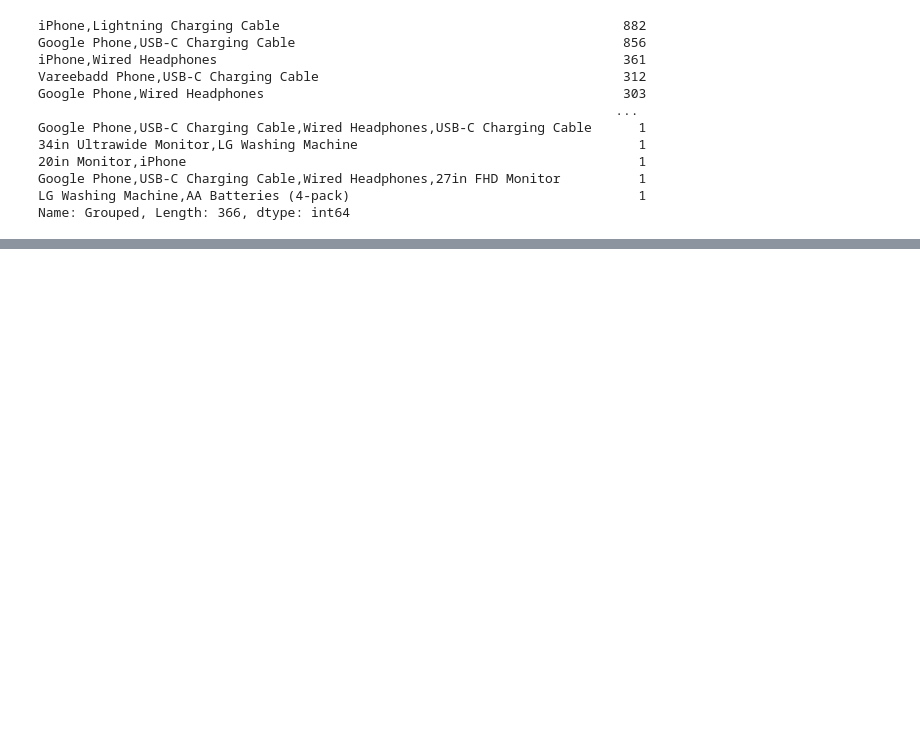
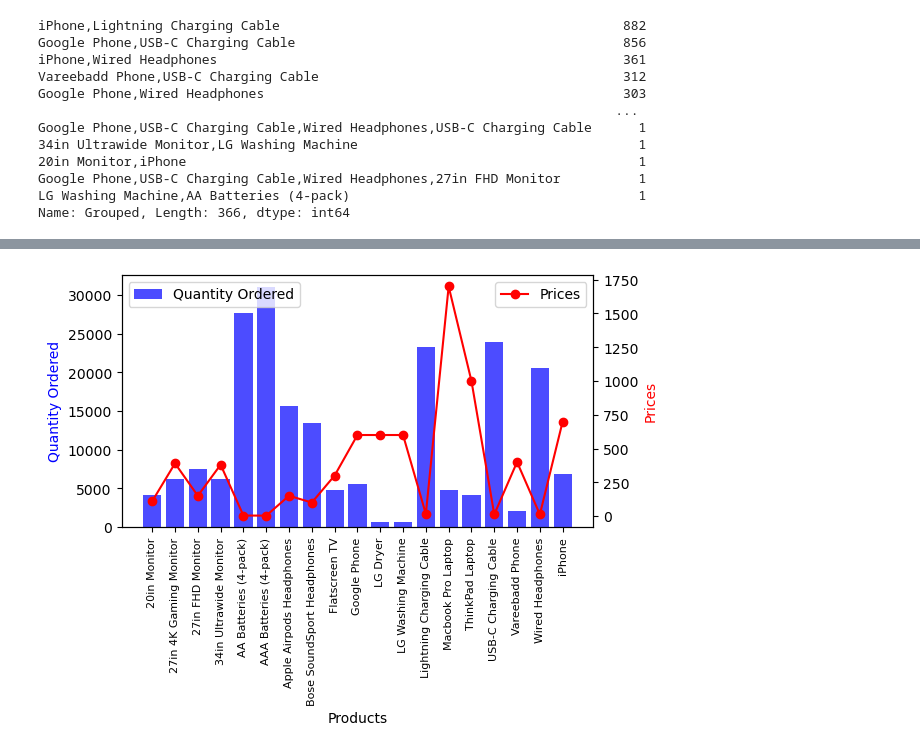
Before and after one commit to hamzaelalamy/Sales-Analysis, a Jupyter notebook: Sales Analysis.ipynb, the cells around one changed output, grey strips where cells are left out. Saved outputs shown, nothing was run; the diff lists cells and outputs as text; code cells hidden in the pictures; blank space fills up the shorter version.

```diff
--- a/Sales Analysis.ipynb
+++ b/Sales Analysis.ipynb
@@ -378,0 +361,30 @@ plt.show()
+# %%
+# Group by 'Product' and calculate the maximum price for each product
+prices = all_data.groupby("Product")["Price Each"].max()
+
+# Group by 'Product' and sum the quantity ordered for each product
+quantity = all_data.groupby("Product")["Quantity Ordered"].sum()
+
+products = prices.index
+
+fig, ax1 = plt.subplots()
+ax2 = ax1.twinx()
+
+ax1.bar(products, quantity, color='b', alpha=0.7, label='Quantity Ordered')
+
+ax2.plot(products, prices, color='r', marker='o', label='Prices')
+
+ax1.set_xlabel("Products")
+ax1.set_ylabel("Quantity Ordered", color='b')
+ax2.set_ylabel("Prices", color='r')
+
+ax1.set_xticks(range(len(products)))
+ax1.set_xticklabels(products, rotation="vertical", fontsize=8)
+
+ax1.legend(loc='upper left')
+ax2.legend(loc='upper right')
+
+plt.tight_layout()
+plt.show()
+# %% [output]
+[figure, added]
```
Also changed, not shown: parts of 1 cell of this notebook.
